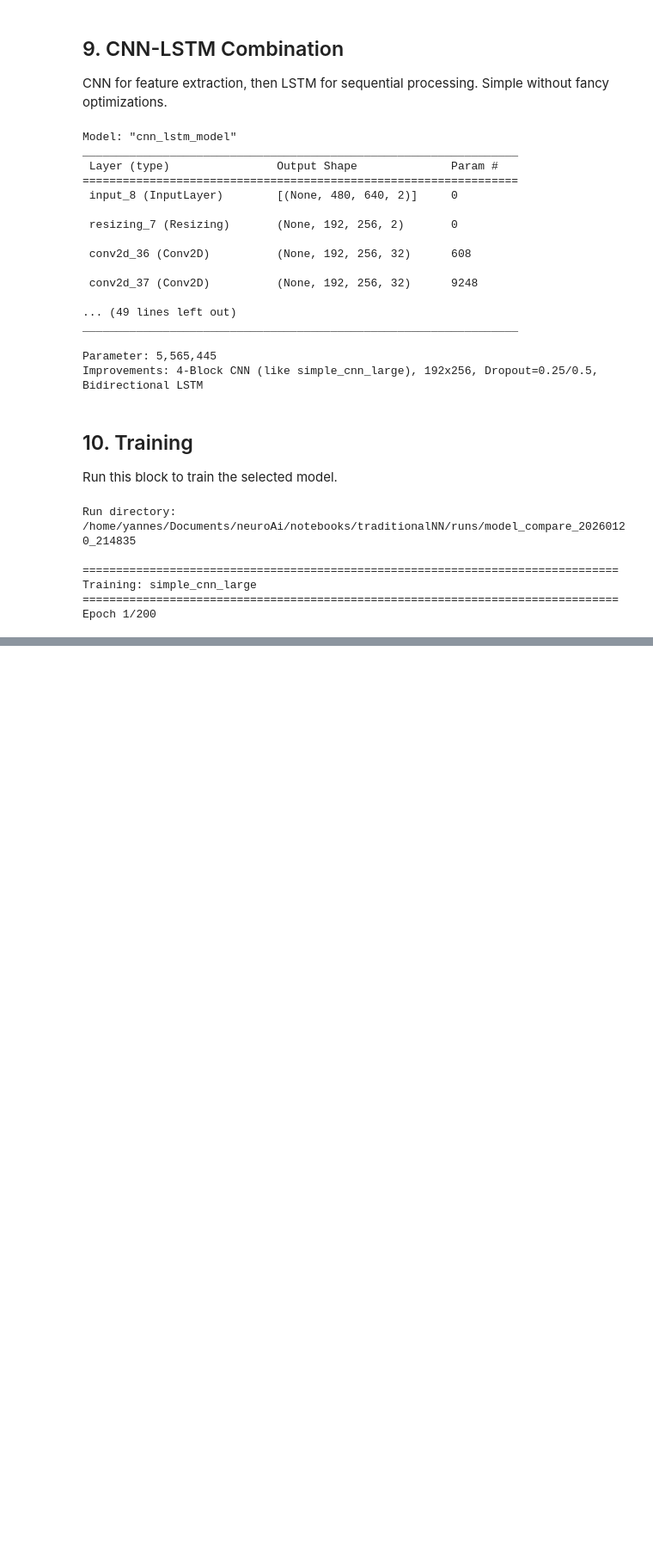
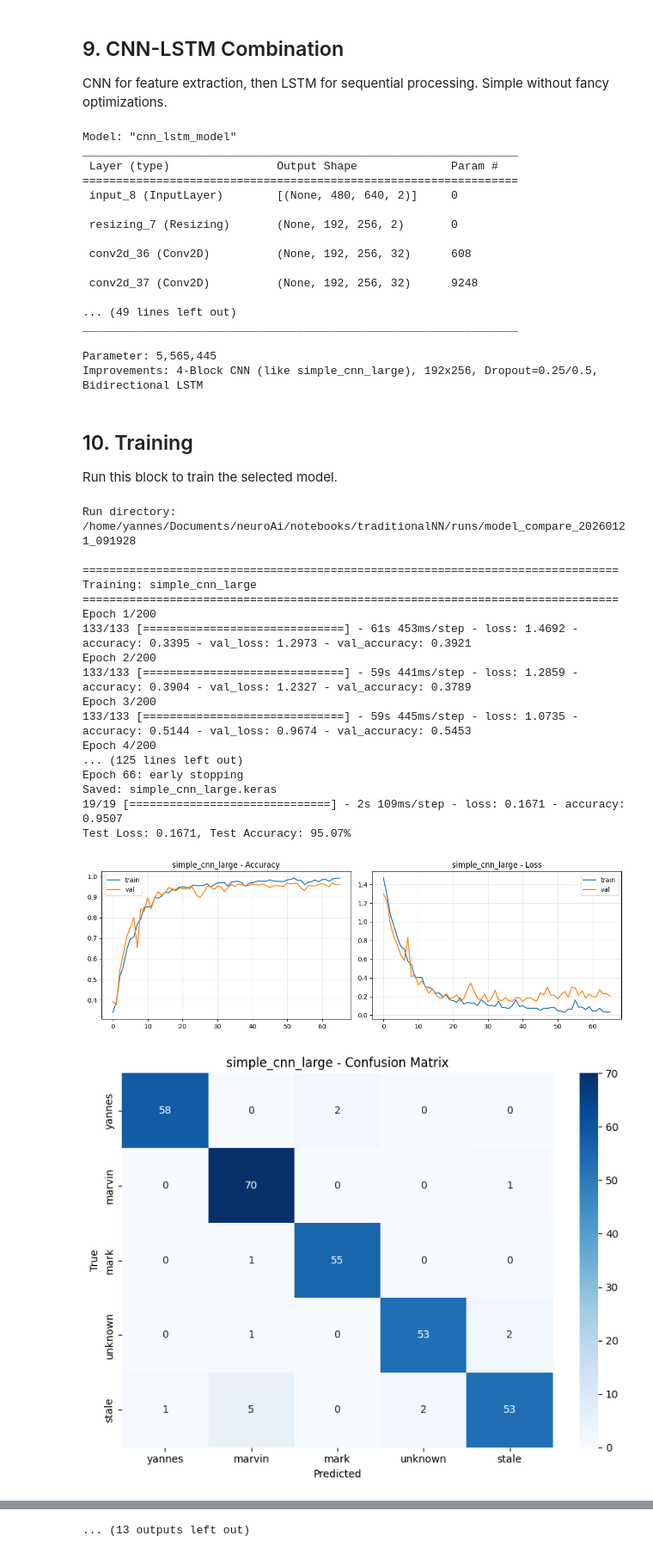
Before and after one commit to T2brozz/neuroAi, a Jupyter notebook: notebooks/traditionalNN/cnn.ipynb, the cells around one changed output, grey strips where cells are left out. Shown at 86% size. Saved outputs shown, nothing was run; the diff lists cells and outputs as text; code cells hidden in the pictures; blank space fills up the shorter version.

```diff
--- a/notebooks/traditionalNN/cnn.ipynb
+++ b/notebooks/traditionalNN/cnn.ipynb
@@ -1321,13 +1321,13 @@ print('Run directory:', run_dir.resolve())
 # Select models to train (uncomment as needed)
 models_to_train = [
     model_simple_cnn,
-    # model_basic_transformer,
-    # model_improved_transformer,
-    # model_cls_transformer,
-    # model_relative_pos,
-    # model_hybrid_cnn,
-    # model_lstm,
-    # model_cnn_lstm,
+    model_basic_transformer,
+    model_improved_transformer,
+    model_cls_transformer,
+    model_relative_pos,
+    model_hybrid_cnn,
+    model_lstm,
+    model_cnn_lstm,
 ]
 
 results = {}
@@ -1415,31 +1415,44 @@ for model in models_to_train:
         'test_loss': test_loss,
         'best_val_acc': best_val_acc,
         'epochs': len(history.history.get('loss', [])),
         'confusion_matrix': cm.tolist(),
         'classification_report': report,
     }
     trained_models[model.name] = model
 
     # Save results
     with open(run_dir / f'{model.name}_results.json', 'w') as f:
         json.dump({k: v for k, v in results[model.name].items() if k != 'confusion_matrix'}, f, indent=2)
 
 # Summary
 print('\n' + '='*80)
 print('RESULTS SUMMARY')
 print('='*80)
 for name, res in sorted(results.items(), key=lambda x: -x[1]['test_acc']):
     print(f"{name:30s} | test_acc={res['test_acc']:.4f} | test_loss={res['test_loss']:.4f} | best_val_acc={res['best_val_acc']:.4f}")
 
 # Save summary
 with open(run_dir / 'summary.json', 'w') as f:
     json.dump({k: {kk: vv for kk, vv in v.items() if kk != 'classification_report'} for k, v in results.items()}, f, indent=2)
 
 print(f'\nModels saved: {[f.name for f in run_dir.glob("*.keras")]}')
 # %% [output]
-Run directory: /home/yannes/Documents/neuroAi/notebooks/traditionalNN/runs/model_compare_20260120_214835
+Run directory: /home/yannes/Documents/neuroAi/notebooks/traditionalNN/runs/model_compare_20260121_091928
 
 ================================================================================
 Training: simple_cnn_large
 ================================================================================
 Epoch 1/200
+133/133 [==============================] - 61s 453ms/step - loss: 1.4692 - accuracy: 0.3395 - val_loss: 1.2973 - val_accuracy: 0.3921
+Epoch 2/200
+133/133 [==============================] - 59s 441ms/step - loss: 1.2859 - accuracy: 0.3904 - val_loss: 1.2327 - val_accuracy: 0.3789
+Epoch 3/200
+133/133 [==============================] - 59s 445ms/step - loss: 1.0735 - accuracy: 0.5144 - val_loss: 0.9674 - val_accuracy: 0.5453
+Epoch 4/200
+... (125 lines left out)
+Epoch 66: early stopping
+Saved: simple_cnn_large.keras
+19/19 [==============================] - 2s 109ms/step - loss: 0.1671 - accuracy: 0.9507
+Test Loss: 0.1671, Test Accuracy: 95.07%
+[figure, added]
+[figure, added]
@@ -1447,2 +1516,3 @@ KeyboardInterrupt:
+... (13 outputs left out)
 # %%
 # ============================================================================
```
Also changed, not shown: parts of 5 cells of this notebook.
